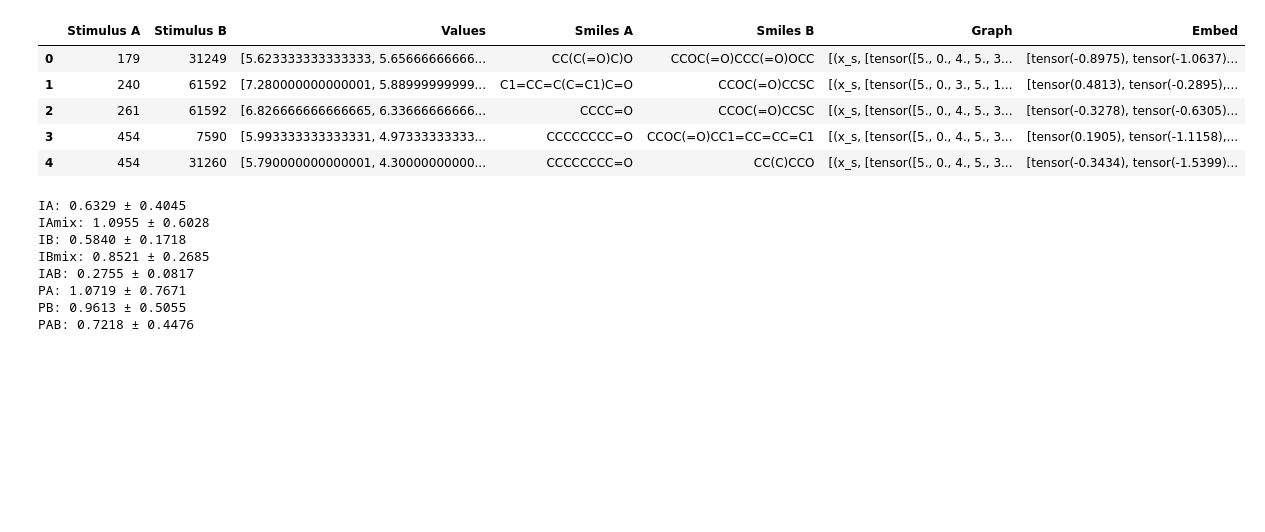
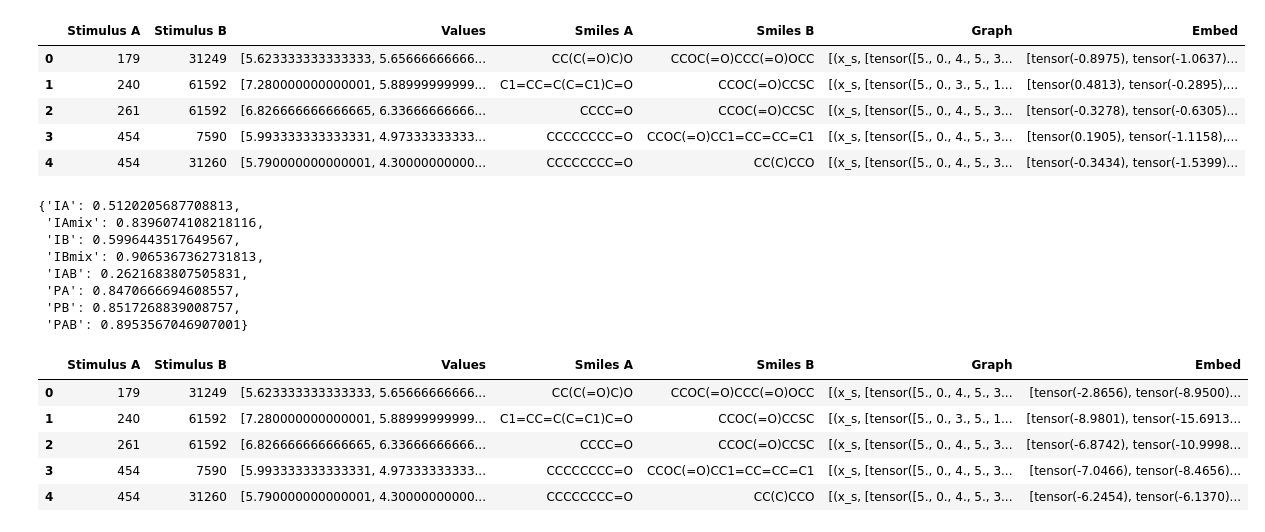
Before and after one commit to odor-pair/odor-pair, a Jupyter notebook: notebooks/ma_2021.ipynb, the cells around one changed output. Cells and saved outputs as stored; diff of their text form; code cells hidden in the pictures; blank space fills up the shorter version.

```diff
--- a/notebooks/ma_2021.ipynb
+++ b/notebooks/ma_2021.ipynb
@@ -252,49 +273,38 @@ gin_df.head()
 | 3 | 454 | 7590 | [5.993333333333331, 4.97333333333... | CCCCCCCC=O | CCOC(=O)CC1=CC=CC=C1 | [(x_s, [tensor([5., 0., 4., 5., 3... | [tensor(0.1905), tensor(-1.1158),... |
 | 4 | 454 | 31260 | [5.790000000000001, 4.30000000000... | CCCCCCCC=O | CC(C)CCO | [(x_s, [tensor([5., 0., 4., 5., 3... | [tensor(-0.3434), tensor(-1.5399)... |
 # %%
-# Convert "Embed" and "Values" to matrices
-X = np.vstack(gin_df["Embed"].to_numpy())  # Convert list/array-like embeddings to a matrix
-y = np.vstack(gin_df["Values"].to_numpy())
-
-# Initialize a dictionary to store MSEs for each value
-mse_dict = {col: [] for col in value_cols}
-
-for train_index, test_index in tqdm(kfold.split(X), total=n_splits):
-    X_train, X_test = X[train_index], X[test_index]
-    y_train, y_test = y[train_index], y[test_index]
-
-    # Train a single Ridge regression model for the entire vector
-    model = RidgeCV()
-    model.fit(X_train, y_train)
-
-    # Predict the entire vector
-    y_pred = model.predict(X_test)
-
-    # Calculate and store MSE for each value (column)
-    for i, col in enumerate(value_cols):
-        mse = mean_squared_error(y_test[:, i], y_pred[:, i])
-        mse_dict[col].append(mse)
-
-gin_results = dict()
-# Report MSE for each fold and value with mean ± confidence interval
-for col, mse_list in mse_dict.items():
-    # Calculate mean and 95% confidence interval
-    average_mse = np.mean(mse_list)
-    std_error = stats.sem(mse_list)  # Standard error of the mean
-    confidence_interval = stats.t.interval(
-        0.95, len(mse_list) - 1, loc=average_mse, scale=std_error
-    )
-
-    lower_bound, upper_bound = confidence_interval
-    result = f"{average_mse:.4f} ± {(upper_bound - lower_bound) / 2:.4f}"
-    gin_results[col] = result
-    print(f"{col}: {result}")
+gin_results = train_model(gin_df)
+gin_results
 # %% [output]
-IA: 0.6329 ± 0.4045
-IAmix: 1.0955 ± 0.6028
-IB: 0.5840 ± 0.1718
-IBmix: 0.8521 ± 0.2685
-IAB: 0.2755 ± 0.0817
-PA: 1.0719 ± 0.7671
-PB: 0.9613 ± 0.5055
-PAB: 0.7218 ± 0.4476
+{'IA': 0.5120205687708813,
+ 'IAmix': 0.8396074108218116,
+ 'IB': 0.5996443517649567,
+ 'IBmix': 0.9065367362731813,
+ 'IAB': 0.2621683807505831,
+ 'PA': 0.8470666694608557,
+ 'PB': 0.8517268839008757,
+ 'PAB': 0.8953567046907001}
+# %%
+import torch
+
+def get_blend_logits(**kwargs):
+    batch_index = torch.tensor([0])
+
+    kwargs["x_s_batch"] = batch_index
+    kwargs["x_t_batch"] = batch_index
+    kwargs["y"] = batch_index
+    with torch.no_grad():
+        logits = best_model(**kwargs)
+
+    return logits.squeeze()
+
+gin_logits_df = gin_df.copy()
+gin_logits_df["Embed"] = gin_logits_df["Graph"].map(lambda g: get_blend_logits(**g.to_dict()))
+gin_logits_df.head()
+# %% [output]
+|  | Stimulus A | Stimulus B | Values | Smiles A | Smiles B | Graph | Embed |
+| 0 | 179 | 31249 | [5.623333333333333, 5.65666666666... | CC(C(=O)C)O | CCOC(=O)CCC(=O)OCC | [(x_s, [tensor([5., 0., 4., 5., 3... | [tensor(-2.8656), tensor(-8.9500)... |
+| 1 | 240 | 61592 | [7.280000000000001, 5.88999999999... | C1=CC=C(C=C1)C=O | CCOC(=O)CCSC | [(x_s, [tensor([5., 0., 3., 5., 1... | [tensor(-8.9801), tensor(-15.6913... |
+| 2 | 261 | 61592 | [6.826666666666665, 6.33666666666... | CCCC=O | CCOC(=O)CCSC | [(x_s, [tensor([5., 0., 4., 5., 3... | [tensor(-6.8742), tensor(-10.9998... |
+| 3 | 454 | 7590 | [5.993333333333331, 4.97333333333... | CCCCCCCC=O | CCOC(=O)CC1=CC=CC=C1 | [(x_s, [tensor([5., 0., 4., 5., 3... | [tensor(-7.0466), tensor(-8.4656)... |
+| 4 | 454 | 31260 | [5.790000000000001, 4.30000000000... | CCCCCCCC=O | CC(C)CCO | [(x_s, [tensor([5., 0., 4., 5., 3... | [tensor(-6.2454), tensor(-6.1370)... |
```
Also changed, not shown: parts of 8 cells of this notebook.
